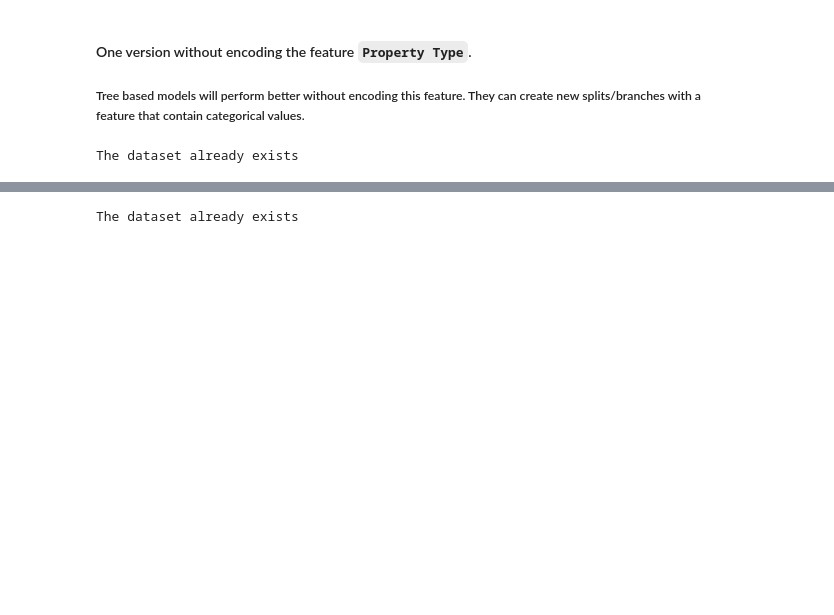
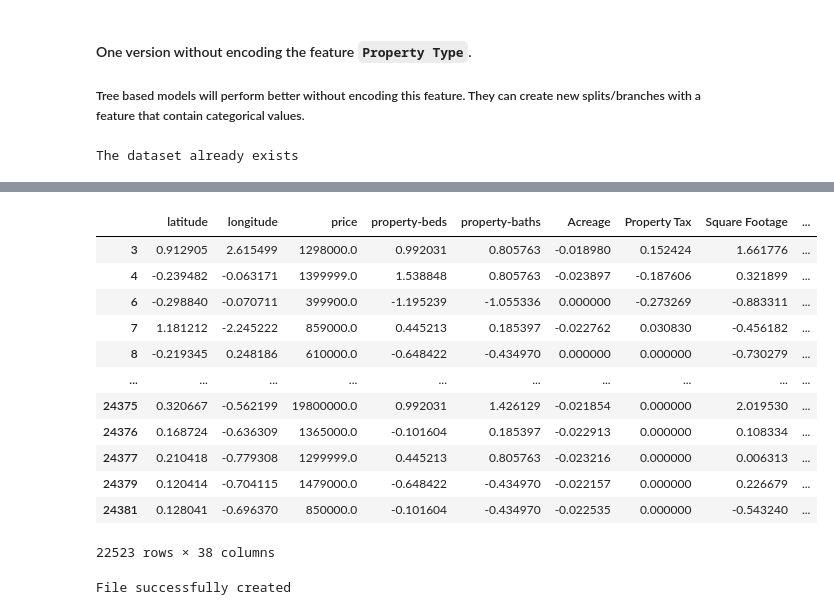
Before and after one commit to Marwane-ELM/Canada-BC-housing-price-predictor-app, a Jupyter notebook: data/raw_data_analysis.ipynb, the cells around one changed output, grey strips where cells are left out. Saved outputs shown, nothing was run; the diff lists cells and outputs as text; code cells hidden in the pictures; blank space fills up the shorter version.

```diff
--- a/data/raw_data_analysis.ipynb
+++ b/data/raw_data_analysis.ipynb
@@ -725,2 +712,20 @@ bc_property_encoded = pd.concat([bc.drop(["Property Type"], axis=1), bc_property
 # %%
-bc_property_encoded
+numeric_columns = ["latitude", "longitude", "property-beds", "property-baths"]
+num_columns_ignore_zero = ["Acreage", "Property Tax", "Square Footage"]
+
+def standardize_col(df, columns):
+    df_scaled = df.copy()
+    for col in columns:
+        df_scaled[col] = StandardScaler().fit_transform(df_scaled[[col]])
+    return df_scaled
+
+def standardize_ignore_zero(df, columns_ignore_zero):
+    df_scaled = df.copy()
+
+    for col in columns_ignore_zero:
+        mask = df_scaled[col] != 0
+        mean = df_scaled.loc[mask, col].mean()
+        std = df_scaled.loc[mask, col].std()
+        df_scaled.loc[mask, col] = (df_scaled.loc[mask, col] - mean) / std
+
+    return df_scaled
@@ -741,7 +732,27 @@ bc_property_encoded
+# %%
+bc_col_std = standardize_col(bc_property_encoded, numeric_columns)
+bc_col_ignore_zero = standardize_ignore_zero(bc_col_std, num_columns_ignore_zero)
+# %%
+bc_col_ignore_zero
+# %% [output]
+|  | latitude | longitude | price | property-beds | property-baths | Acreage | Property Tax | Square Footage | ... |
+| 3 | 0.912905 | 2.615499 | 1298000.0 | 0.992031 | 0.805763 | -0.018980 | 0.152424 | 1.661776 | ... |
+| 4 | -0.239482 | -0.063171 | 1399999.0 | 1.538848 | 0.805763 | -0.023897 | -0.187606 | 0.321899 | ... |
+| 6 | -0.298840 | -0.070711 | 399900.0 | -1.195239 | -1.055336 | 0.000000 | -0.273269 | -0.883311 | ... |
+| 7 | 1.181212 | -2.245222 | 859000.0 | 0.445213 | 0.185397 | -0.022762 | 0.030830 | -0.456182 | ... |
+| 8 | -0.219345 | 0.248186 | 610000.0 | -0.648422 | -0.434970 | 0.000000 | 0.000000 | -0.730279 | ... |
+| ... | ... | ... | ... | ... | ... | ... | ... | ... | ... |
+| 24375 | 0.320667 | -0.562199 | 19800000.0 | 0.992031 | 1.426129 | -0.021854 | 0.000000 | 2.019530 | ... |
+| 24376 | 0.168724 | -0.636309 | 1365000.0 | -0.101604 | 0.185397 | -0.022913 | 0.000000 | 0.108334 | ... |
+| 24377 | 0.210418 | -0.779308 | 1299999.0 | 0.445213 | 0.805763 | -0.023216 | 0.000000 | 0.006313 | ... |
+| 24379 | 0.120414 | -0.704115 | 1479000.0 | -0.648422 | -0.434970 | -0.022157 | 0.000000 | 0.226679 | ... |
+| 24381 | 0.128041 | -0.696370 | 850000.0 | -0.101604 | -0.434970 | -0.022535 | 0.000000 | -0.543240 | ... |
+22523 rows × 38 columns
 # %%
-if os.path.isfile("processed/bc_housing_ohe.csv"):
+if os.path.isfile("processed/bc_std.csv"):
     print("The dataset already exists")
 else :
-    bc_property_encoded.to_csv("processed/bc_housing_ohe.csv")
+    bc_col_ignore_zero.to_csv("processed/bc_std.csv")
+    print("File successfully created")
 # %% [output]
-The dataset already exists
+File successfully created
```
Also changed, not shown: parts of 5 cells of this notebook, 1 other file.
